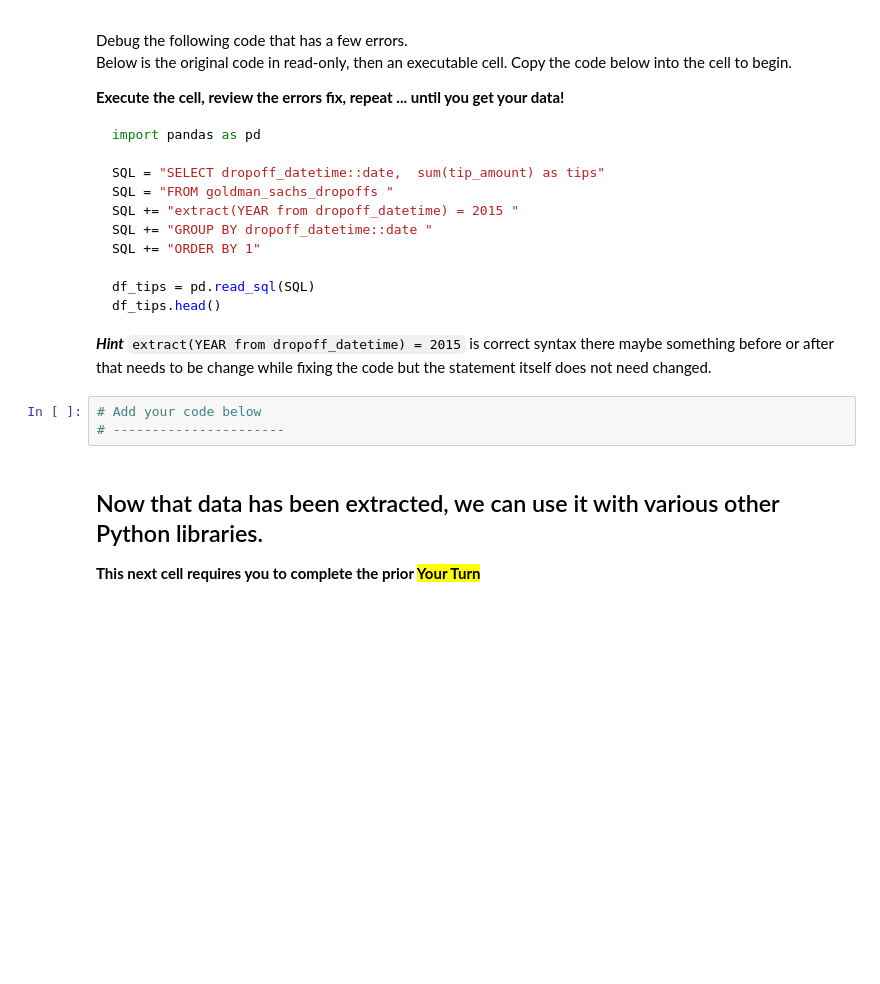
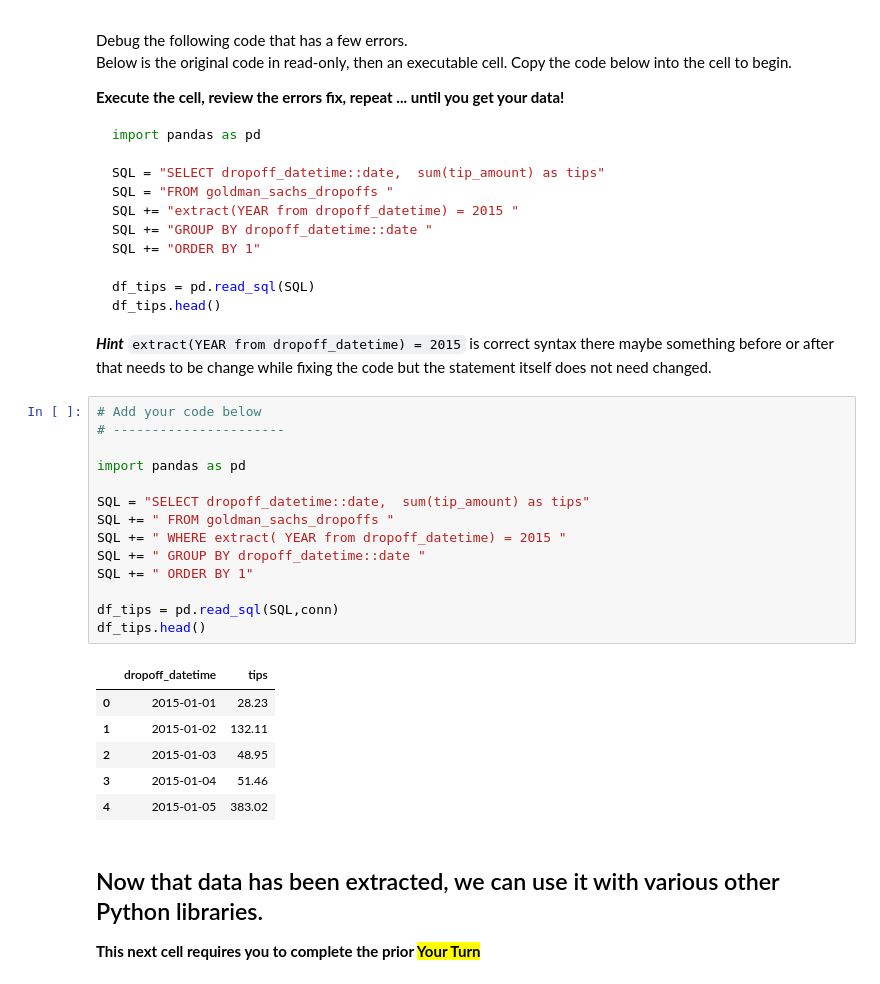
Before and after one commit to may96cc/f21dsa7030, a Jupyter notebook: module2/practices/SQL_Visualization_Py.ipynb, the cells around one changed output. Saved outputs shown, nothing was run; the diff lists cells and outputs as text; blank space fills up the shorter version.

````diff
--- a/module2/practices/SQL_Visualization_Py.ipynb
+++ b/module2/practices/SQL_Visualization_Py.ipynb
@@ -122,9 +130,27 @@ df_tips.head()
 ```
 
 ***Hint*** ``extract(YEAR from dropoff_datetime) = 2015`` is correct syntax there maybe something before or after that needs to be change while fixing the code but the statement itself does not need changed.
-# %%
-# Add your code below
-# ----------------------
+# %%
+# Add your code below
+# ----------------------
+
+import pandas as pd
+
+SQL = "SELECT dropoff_datetime::date,  sum(tip_amount) as tips"
+SQL += " FROM goldman_sachs_dropoffs "
+SQL += " WHERE extract( YEAR from dropoff_datetime) = 2015 "
+SQL += " GROUP BY dropoff_datetime::date "
+SQL += " ORDER BY 1"
+
+df_tips = pd.read_sql(SQL,conn)
+df_tips.head()
+# %% [output]
+|  | dropoff_datetime | tips |
+| 0 | 2015-01-01 | 28.23 |
+| 1 | 2015-01-02 | 132.11 |
+| 2 | 2015-01-03 | 48.95 |
+| 3 | 2015-01-04 | 51.46 |
+| 4 | 2015-01-05 | 383.02 |
 # %% [markdown]
 ## Now that data has been extracted, we can use it with various other Python libraries.
 
````
Also changed, not shown: parts of 2 cells of this notebook, 3 other files.
